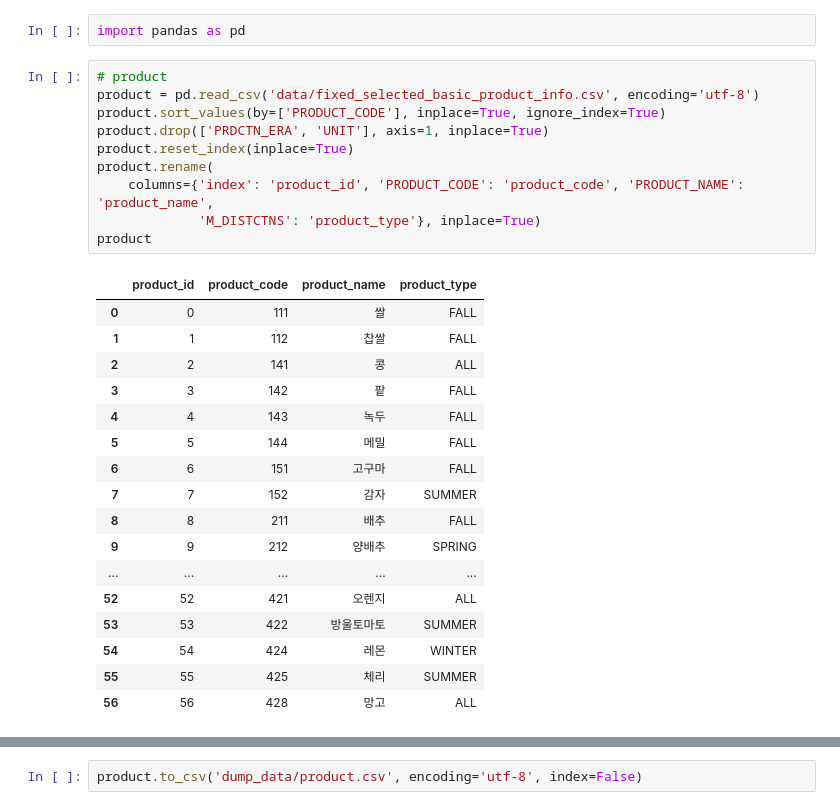
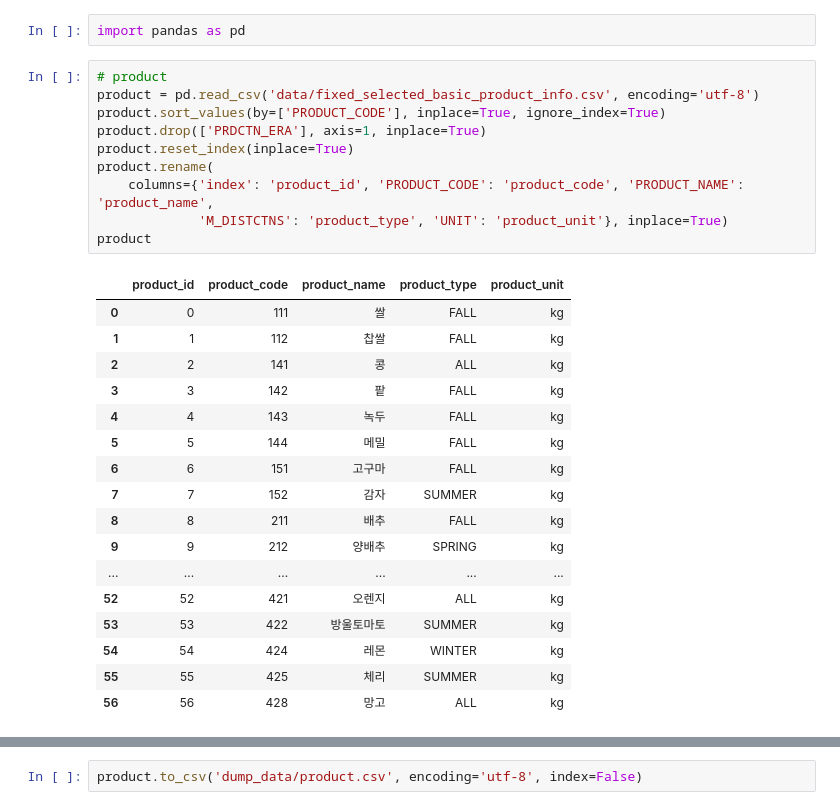
Before and after one commit to SSUYA-S/tteoksang, a Jupyter notebook: product/data_processing/generate_dump_csv.ipynb, the cells around one changed output, grey strips where cells are left out. Saved outputs shown, nothing was run; the diff lists cells and outputs as text.

```diff
--- a/product/data_processing/generate_dump_csv.ipynb
+++ b/product/data_processing/generate_dump_csv.ipynb
@@ -3,31 +3,31 @@ import pandas as pd
 # %%
 # product
 product = pd.read_csv('data/fixed_selected_basic_product_info.csv', encoding='utf-8')
 product.sort_values(by=['PRODUCT_CODE'], inplace=True, ignore_index=True)
-product.drop(['PRDCTN_ERA', 'UNIT'], axis=1, inplace=True)
+product.drop(['PRDCTN_ERA'], axis=1, inplace=True)
 product.reset_index(inplace=True)
 product.rename(
     columns={'index': 'product_id', 'PRODUCT_CODE': 'product_code', 'PRODUCT_NAME': 'product_name',
-             'M_DISTCTNS': 'product_type'}, inplace=True)
+             'M_DISTCTNS': 'product_type', 'UNIT': 'product_unit'}, inplace=True)
 product
 # %% [output]
-|  | product_id | product_code | product_name | product_type |
-| 0 | 0 | 111 | 쌀 | FALL |
-| 1 | 1 | 112 | 찹쌀 | FALL |
-| 2 | 2 | 141 | 콩 | ALL |
-| 3 | 3 | 142 | 팥 | FALL |
-| 4 | 4 | 143 | 녹두 | FALL |
-| 5 | 5 | 144 | 메밀 | FALL |
-| 6 | 6 | 151 | 고구마 | FALL |
-| 7 | 7 | 152 | 감자 | SUMMER |
-| 8 | 8 | 211 | 배추 | FALL |
-| 9 | 9 | 212 | 양배추 | SPRING |
-| ... | ... | ... | ... | ... |
-| 52 | 52 | 421 | 오렌지 | ALL |
-| 53 | 53 | 422 | 방울토마토 | SUMMER |
-| 54 | 54 | 424 | 레몬 | WINTER |
-| 55 | 55 | 425 | 체리 | SUMMER |
-| 56 | 56 | 428 | 망고 | ALL |
+|  | product_id | product_code | product_name | product_type | product_unit |
+| 0 | 0 | 111 | 쌀 | FALL | kg |
+| 1 | 1 | 112 | 찹쌀 | FALL | kg |
+| 2 | 2 | 141 | 콩 | ALL | kg |
+| 3 | 3 | 142 | 팥 | FALL | kg |
+| 4 | 4 | 143 | 녹두 | FALL | kg |
+| 5 | 5 | 144 | 메밀 | FALL | kg |
+| 6 | 6 | 151 | 고구마 | FALL | kg |
+| 7 | 7 | 152 | 감자 | SUMMER | kg |
+| 8 | 8 | 211 | 배추 | FALL | kg |
+| 9 | 9 | 212 | 양배추 | SPRING | kg |
+| ... | ... | ... | ... | ... | ... |
+| 52 | 52 | 421 | 오렌지 | ALL | kg |
+| 53 | 53 | 422 | 방울토마토 | SUMMER | kg |
+| 54 | 54 | 424 | 레몬 | WINTER | kg |
+| 55 | 55 | 425 | 체리 | SUMMER | kg |
+| 56 | 56 | 428 | 망고 | ALL | kg |
 # %%
 # make default cost
 fluctuation = pd.read_csv('data/product_cost_fluctuation.csv', encoding='utf-8')
```
Also changed, not shown: parts of 5 cells of this notebook, 5 other files.
